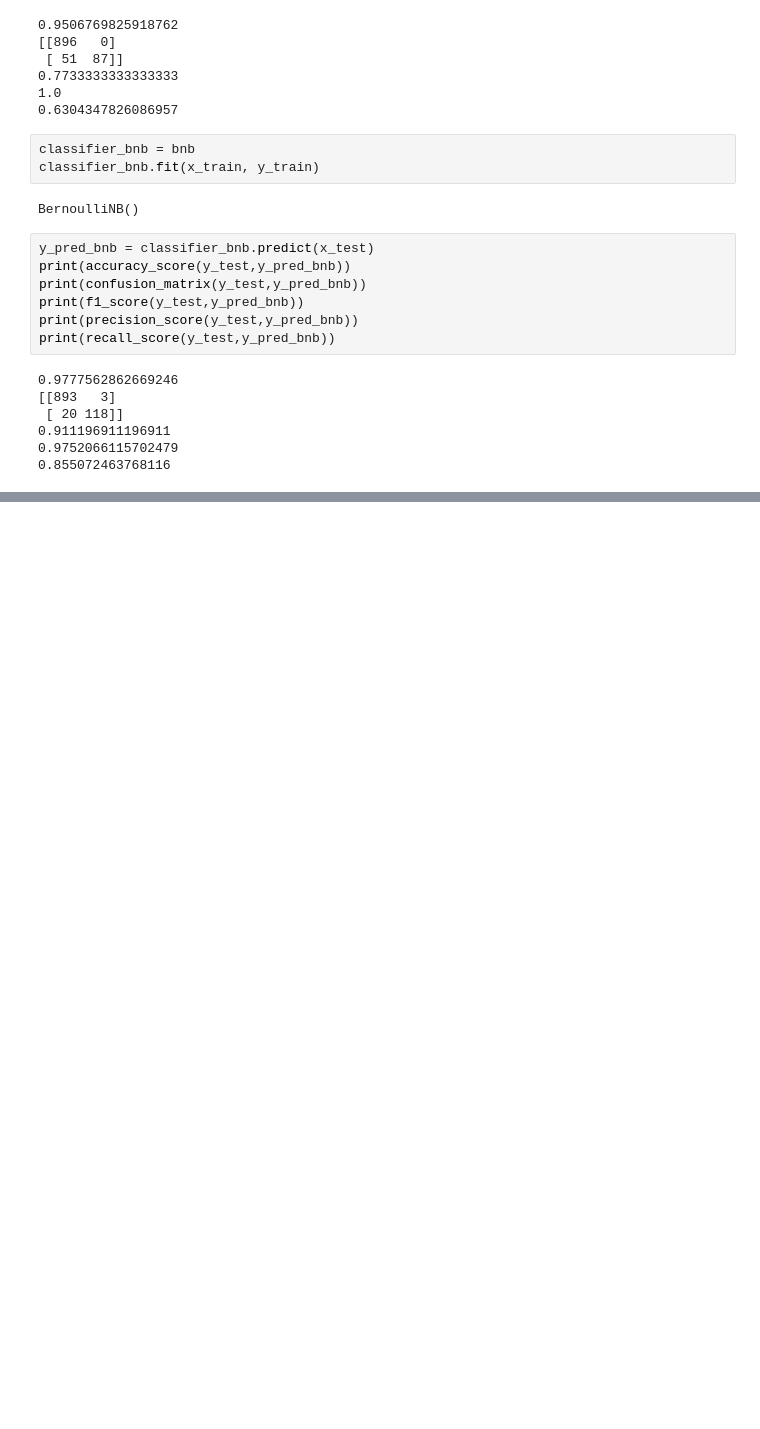
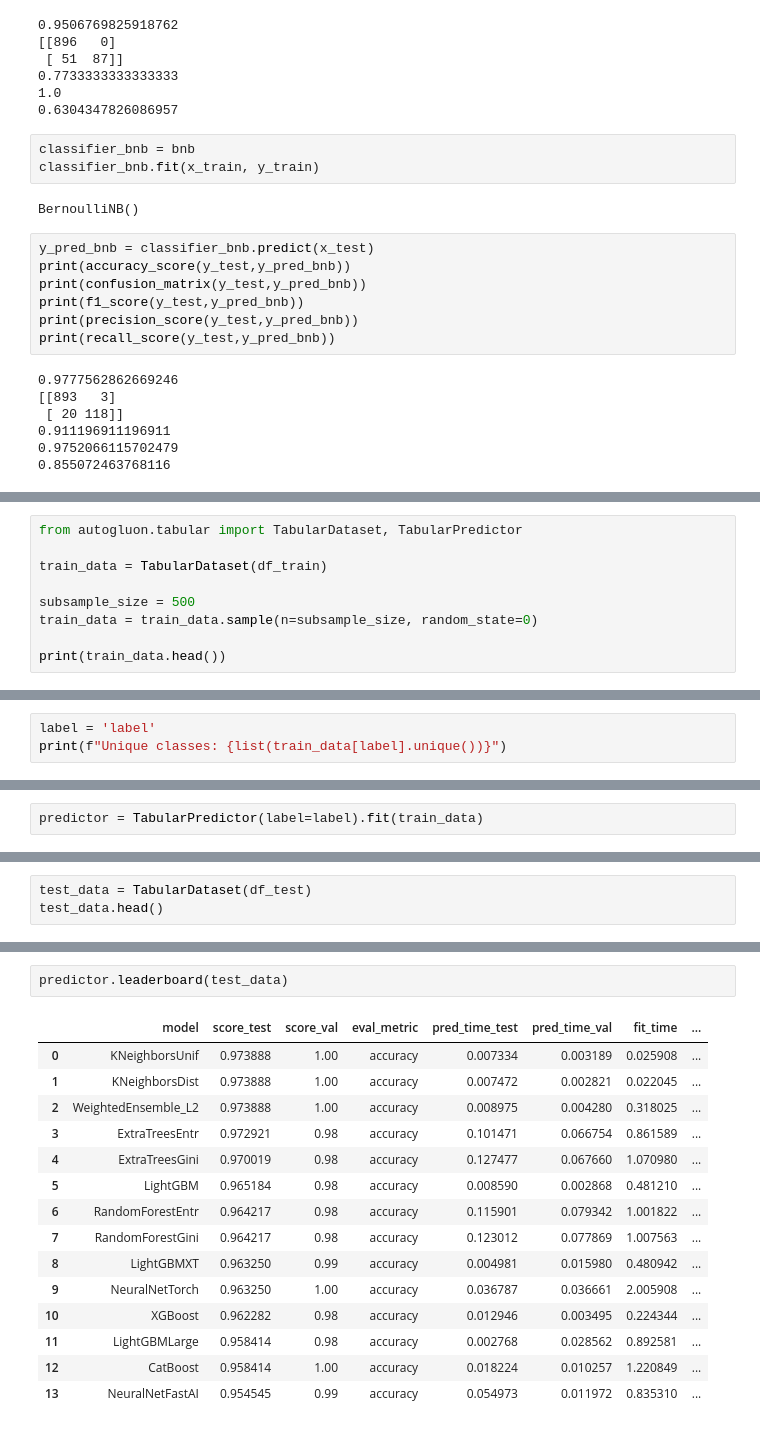
Before and after one commit to aweras/sms_spam_detection, a Jupyter notebook: sms_ham_spam.ipynb, the cells around one changed output, grey strips where cells are left out. Drawn from its saved outputs; the diff is of its cells as text; blank space fills up the shorter version.

```diff
--- a/sms_ham_spam.ipynb
+++ b/sms_ham_spam.ipynb
@@ -322,0 +393,9 @@ print(recall_score(y_test,y_pred_bnb))
+# %%
+from autogluon.tabular import TabularDataset, TabularPredictor
+
+train_data = TabularDataset(df_train)
+
+subsample_size = 500
+train_data = train_data.sample(n=subsample_size, random_state=0)
+
+print(train_data.head())
@@ -322,0 +416,3 @@ print(recall_score(y_test,y_pred_bnb))
+# %%
+label = 'label'
+print(f"Unique classes: {list(train_data[label].unique())}")
@@ -322,0 +421,2 @@ print(recall_score(y_test,y_pred_bnb))
+# %%
+predictor = TabularPredictor(label=label).fit(train_data)
@@ -322,0 +441,3 @@ print(recall_score(y_test,y_pred_bnb))
+# %%
+test_data = TabularDataset(df_test)
+test_data.head()
@@ -322,0 +481,18 @@ print(recall_score(y_test,y_pred_bnb))
+# %%
+predictor.leaderboard(test_data)
+# %% [output]
+|  | model | score_test | score_val | eval_metric | pred_time_test | pred_time_val | fit_time | ... |
+| 0 | KNeighborsUnif | 0.973888 | 1.00 | accuracy | 0.007334 | 0.003189 | 0.025908 | ... |
+| 1 | KNeighborsDist | 0.973888 | 1.00 | accuracy | 0.007472 | 0.002821 | 0.022045 | ... |
+| 2 | WeightedEnsemble_L2 | 0.973888 | 1.00 | accuracy | 0.008975 | 0.004280 | 0.318025 | ... |
+| 3 | ExtraTreesEntr | 0.972921 | 0.98 | accuracy | 0.101471 | 0.066754 | 0.861589 | ... |
+| 4 | ExtraTreesGini | 0.970019 | 0.98 | accuracy | 0.127477 | 0.067660 | 1.070980 | ... |
+| 5 | LightGBM | 0.965184 | 0.98 | accuracy | 0.008590 | 0.002868 | 0.481210 | ... |
+| 6 | RandomForestEntr | 0.964217 | 0.98 | accuracy | 0.115901 | 0.079342 | 1.001822 | ... |
+| 7 | RandomForestGini | 0.964217 | 0.98 | accuracy | 0.123012 | 0.077869 | 1.007563 | ... |
+| 8 | LightGBMXT | 0.963250 | 0.99 | accuracy | 0.004981 | 0.015980 | 0.480942 | ... |
+| 9 | NeuralNetTorch | 0.963250 | 1.00 | accuracy | 0.036787 | 0.036661 | 2.005908 | ... |
+| 10 | XGBoost | 0.962282 | 0.98 | accuracy | 0.012946 | 0.003495 | 0.224344 | ... |
+| 11 | LightGBMLarge | 0.958414 | 0.98 | accuracy | 0.002768 | 0.028562 | 0.892581 | ... |
+| 12 | CatBoost | 0.958414 | 1.00 | accuracy | 0.018224 | 0.010257 | 1.220849 | ... |
+| 13 | NeuralNetFastAI | 0.954545 | 0.99 | accuracy | 0.054973 | 0.011972 | 0.835310 | ... |
```
Also changed, not shown: parts of 25 cells of this notebook.
